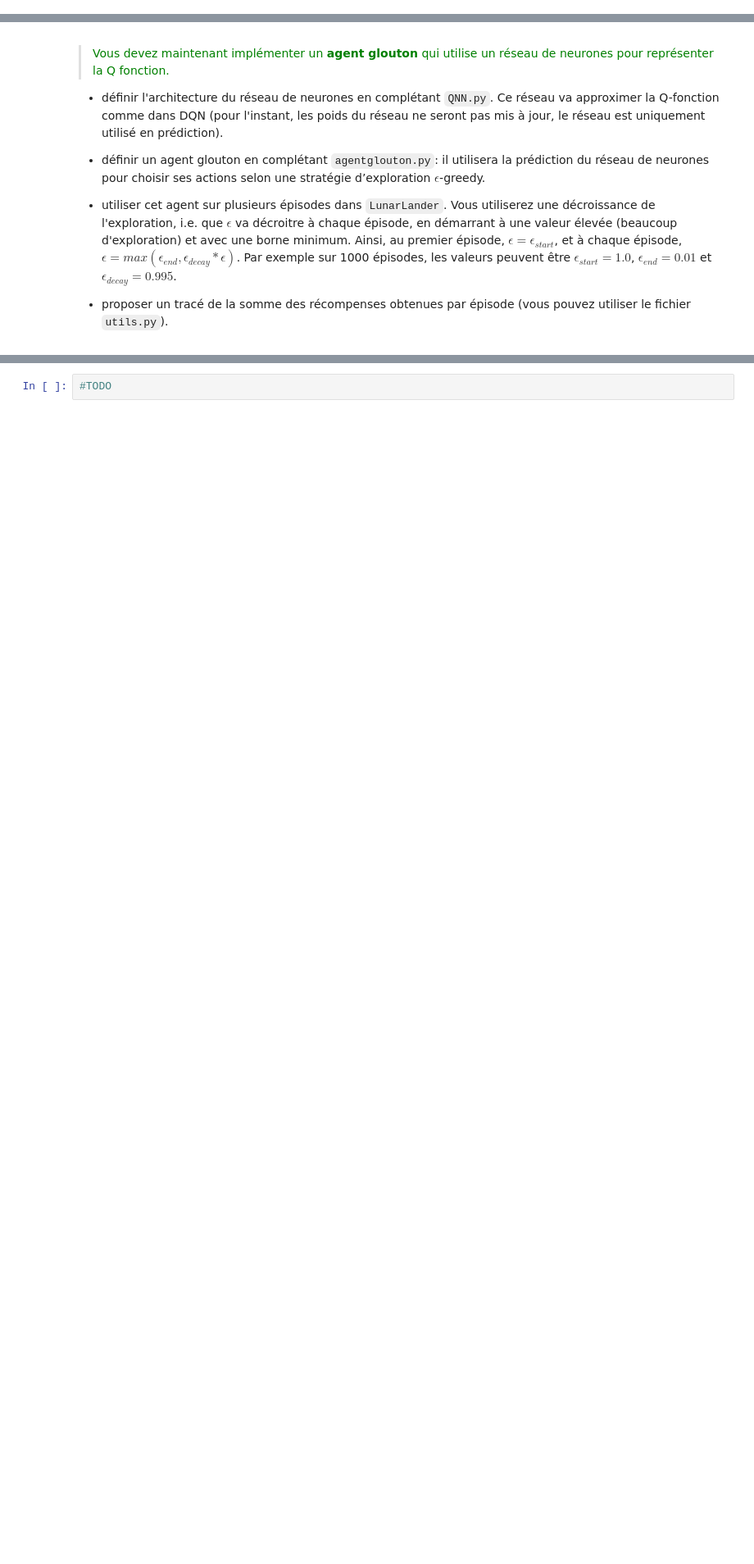
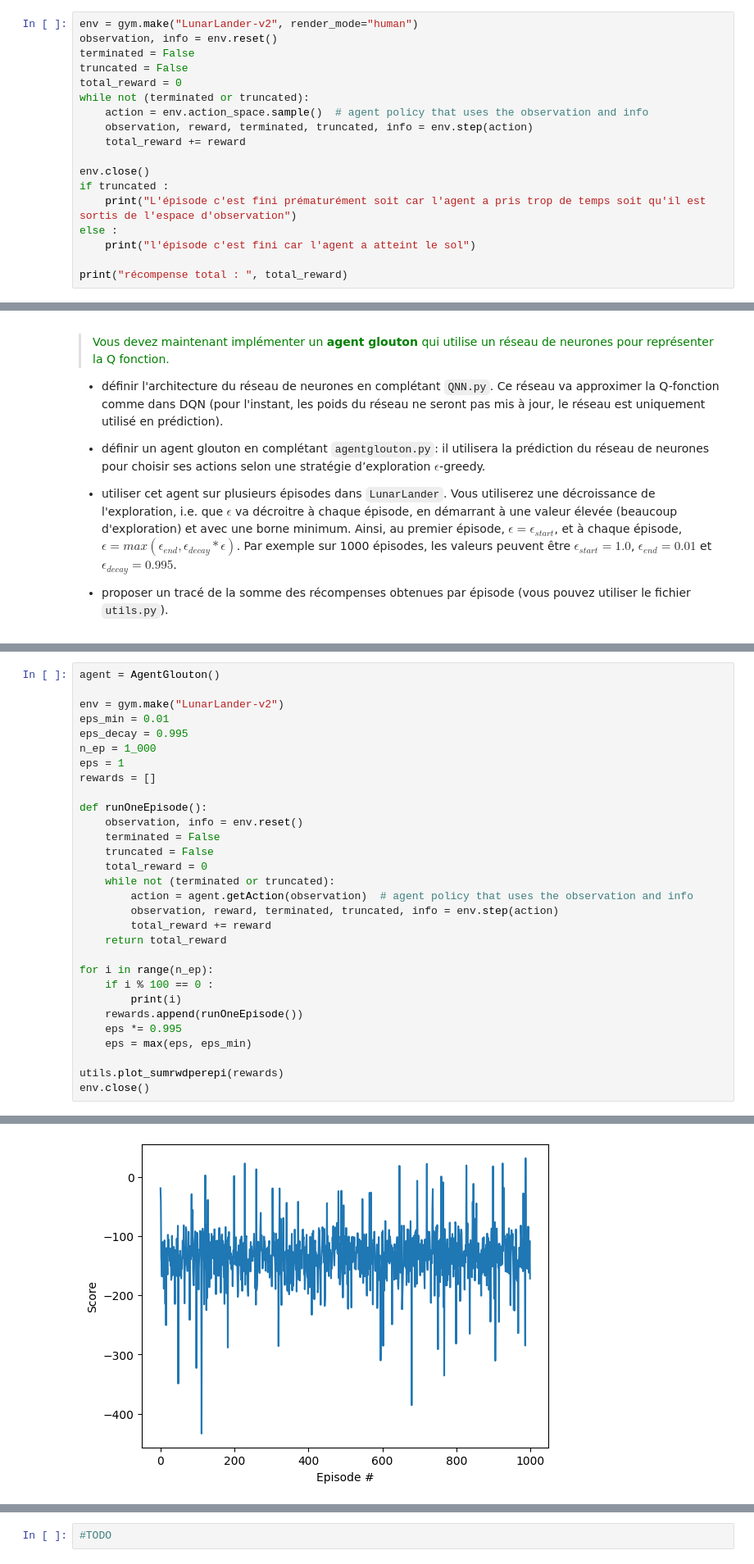
Before and after one commit to ajreckof/agent-inteligent-tp2, a Jupyter notebook: TPDQN.ipynb, the cells around one changed output, grey strips where cells are left out. Shown at 82% size. Drawn from its saved outputs; the diff is of its cells as text; blank space fills up the shorter version.

```diff
--- a/TPDQN.ipynb
+++ b/TPDQN.ipynb
@@ -60,0 +76,18 @@ Dans ce TP, nous allons implémenter un agent qui interagira avec l'environnemen
+# %%
+env = gym.make("LunarLander-v2", render_mode="human")
+observation, info = env.reset()
+terminated = False
+truncated = False
+total_reward = 0
+while not (terminated or truncated):
+    action = env.action_space.sample()  # agent policy that uses the observation and info
+    observation, reward, terminated, truncated, info = env.step(action)
+    total_reward += reward
+
+env.close()
+if truncated :
+    print("L'épisode c'est fini prématurément soit car l'agent a pris trop de temps soit qu'il est sortis de l'espace d'observation")
+else :
+    print("l'épisode c'est fini car l'agent a atteint le sol")
+
+print("récompense total : ", total_reward)
@@ -79,0 +116,31 @@ import utils
+# %%
+agent = AgentGlouton()
+
+env = gym.make("LunarLander-v2")
+eps_min = 0.01
+eps_decay = 0.995
+n_ep = 1_000
+eps = 1
+rewards = []
+
+def runOneEpisode():
+    observation, info = env.reset()
+    terminated = False
+    truncated = False
+    total_reward = 0
+    while not (terminated or truncated):
+        action = agent.getAction(observation)  # agent policy that uses the observation and info
+        observation, reward, terminated, truncated, info = env.step(action)
+        total_reward += reward
+    return total_reward
+
+for i in range(n_ep):
+    if i % 100 == 0 :
+        print(i)
+    rewards.append(runOneEpisode())
+    eps *= 0.995
+    eps = max(eps, eps_min)
+
+utils.plot_sumrwdperepi(rewards)
+env.close()
+# %% [output]
@@ -80,3 +157,4 @@ import utils
+[figure, added]
 # %% [markdown]
 # 5. Experience replay
 
```
Also changed, not shown: parts of 11 cells of this notebook, 5 other files.
